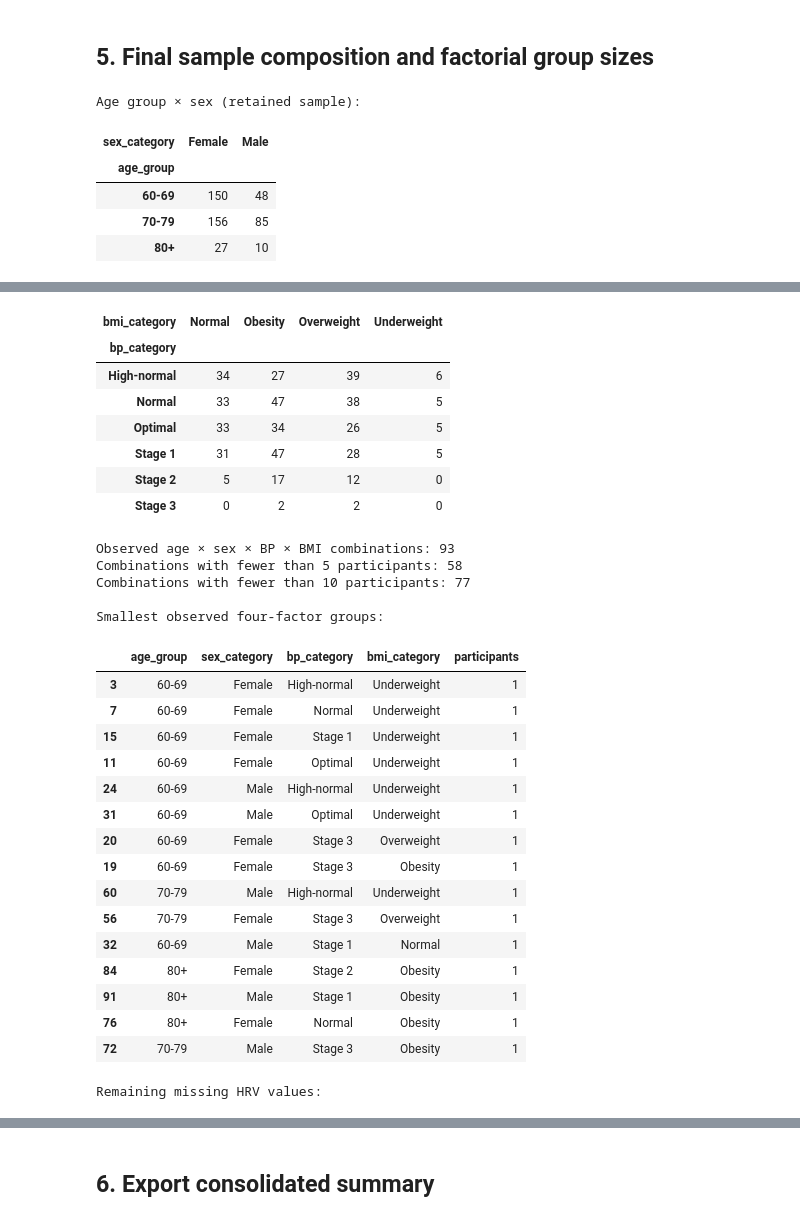
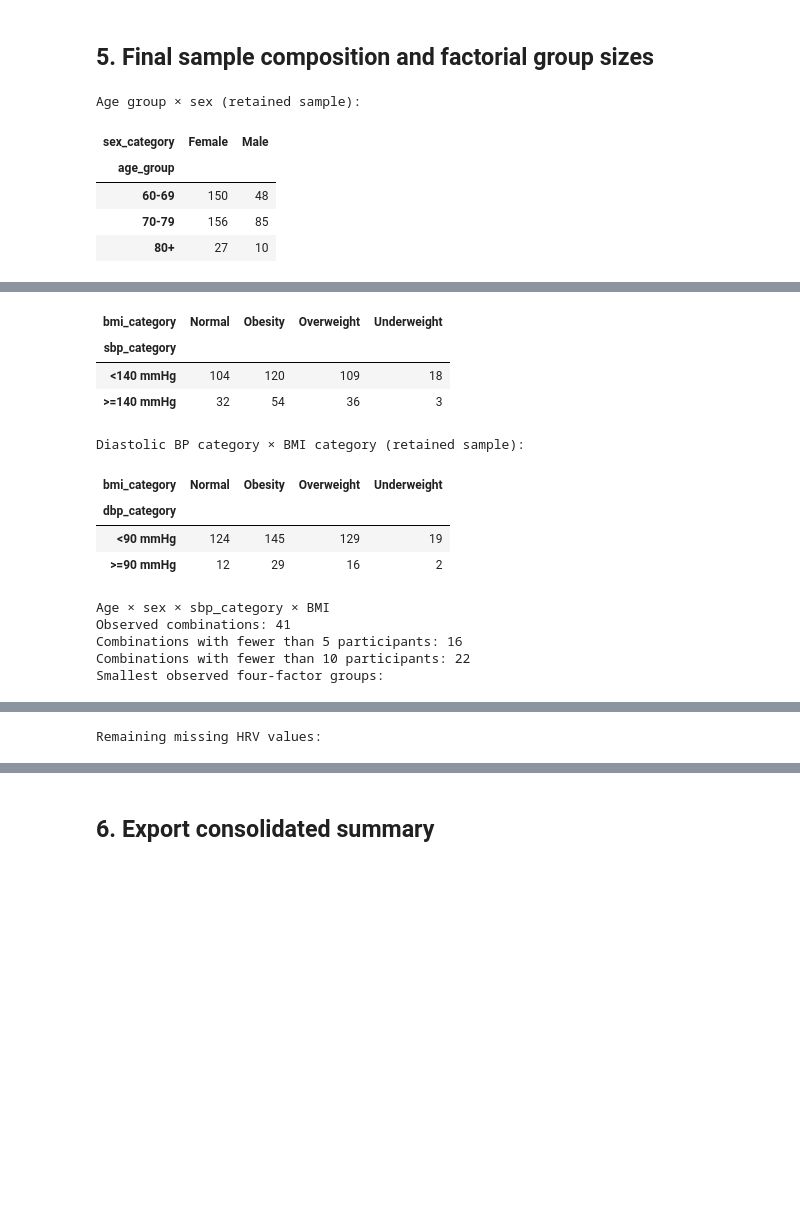
Before and after one commit to nim-ach/heart_variability_rate_profiles, a Jupyter notebook: notebooks/preprocessing/04_preprocessing_summary.ipynb, the cells around one changed output, grey strips where cells are left out. Cells and saved outputs as stored; diff of their text form; code cells hidden in the pictures; blank space fills up the shorter version.

```diff
--- a/notebooks/preprocessing/04_preprocessing_summary.ipynb
+++ b/notebooks/preprocessing/04_preprocessing_summary.ipynb
@@ -245,23 +245,34 @@ Excluded participants with multiple reasons: 5
 ## 5. Final sample composition and factorial group sizes
 # %%
 age_by_sex = pd.crosstab(final["age_group"], final["sex_category"])
-bp_by_bmi = pd.crosstab(final["bp_category"], final["bmi_category"])
+sbp_by_bmi = pd.crosstab(final["sbp_category"], final["bmi_category"])
+dbp_by_bmi = pd.crosstab(final["dbp_category"], final["bmi_category"])
 
-# Number of observed cells when crossing all four factors.
-four_factor_counts = (final.groupby(
-    ["age_group", "sex_category", "bp_category", "bmi_category"],
-    dropna=False
-).size().reset_index(name="participants"))
+# Each pressure measurement defines a separate four-factor analysis.
+# The two pressure categories must not be merged into a new factor.
+four_factor_counts = {}
+for pressure_factor in ["sbp_category", "dbp_category"]:
+    four_factor_counts[pressure_factor] = (
+        final.groupby(
+            ["age_group", "sex_category", pressure_factor, "bmi_category"],
+            dropna=False
+        ).size().reset_index(name="participants")
+    )
 
 print("Age group × sex (retained sample):")
 display(age_by_sex)
-print("\nBlood pressure category × BMI category (retained sample):")
-display(bp_by_bmi)
-print("\nObserved age × sex × BP × BMI combinations:", len(four_factor_counts))
-print("Combinations with fewer than 5 participants:", (four_factor_counts["participants"] < 5).sum())
-print("Combinations with fewer than 10 participants:", (four_factor_counts["participants"] < 10).sum())
-print("\nSmallest observed four-factor groups:")
-display(four_factor_counts.sort_values("participants").head(15))
+print("\nSystolic BP category × BMI category (retained sample):")
+display(sbp_by_bmi)
+print("\nDiastolic BP category × BMI category (retained sample):")
+display(dbp_by_bmi)
+
+for pressure_factor, counts in four_factor_counts.items():
+    print(f"\nAge × sex × {pressure_factor} × BMI")
+    print("Observed combinations:", len(counts))
+    print("Combinations with fewer than 5 participants:", (counts["participants"] < 5).sum())
+    print("Combinations with fewer than 10 participants:", (counts["participants"] < 10).sum())
+    print("Smallest observed four-factor groups:")
+    display(counts.sort_values("participants").head(15))
 
 hrv_columns = ["t2m_pre_mean_rr", "t2m_pre_mean_hr", "t2m_pre_sdnn",
                "t2m_pre_rmssd", "t2m_pre_hf", "t2m_pre_lf", "t2m_pre_vlf"]
@@ -280,30 +291,14 @@ Blood pressure category × BMI category (retained sample):
 | bmi_category | Normal | Obesity | Overweight | Underweight |
-| bp_category |  |  |  |  |
-| High-normal | 34 | 27 | 39 | 6 |
-| Normal | 33 | 47 | 38 | 5 |
-| Optimal | 33 | 34 | 26 | 5 |
-| Stage 1 | 31 | 47 | 28 | 5 |
-| Stage 2 | 5 | 17 | 12 | 0 |
-| Stage 3 | 0 | 2 | 2 | 0 |
+| sbp_category |  |  |  |  |
+| <140 mmHg | 104 | 120 | 109 | 18 |
+| >=140 mmHg | 32 | 54 | 36 | 3 |
-Observed age × sex × BP × BMI combinations: 93
-Combinations with fewer than 5 participants: 58
-Combinations with fewer than 10 participants: 77
-
-Smallest observed four-factor groups:
+Diastolic BP category × BMI category (retained sample):
-|  | age_group | sex_category | bp_category | bmi_category | participants |
-| 3 | 60-69 | Female | High-normal | Underweight | 1 |
-| 7 | 60-69 | Female | Normal | Underweight | 1 |
-| 15 | 60-69 | Female | Stage 1 | Underweight | 1 |
-| 11 | 60-69 | Female | Optimal | Underweight | 1 |
-| 24 | 60-69 | Male | High-normal | Underweight | 1 |
-| 31 | 60-69 | Male | Optimal | Underweight | 1 |
-| 20 | 60-69 | Female | Stage 3 | Overweight | 1 |
-| 19 | 60-69 | Female | Stage 3 | Obesity | 1 |
-| 60 | 70-79 | Male | High-normal | Underweight | 1 |
-| 56 | 70-79 | Female | Stage 3 | Overweight | 1 |
-| 32 | 60-69 | Male | Stage 1 | Normal | 1 |
-| 84 | 80+ | Female | Stage 2 | Obesity | 1 |
-| 91 | 80+ | Male | Stage 1 | Obesity | 1 |
-| 76 | 80+ | Female | Normal | Obesity | 1 |
-| 72 | 70-79 | Male | Stage 3 | Obesity | 1 |
+| bmi_category | Normal | Obesity | Overweight | Underweight |
+| dbp_category |  |  |  |  |
+| <90 mmHg | 124 | 145 | 129 | 19 |
+| >=90 mmHg | 12 | 29 | 16 | 2 |
-Remaining missing HRV values:
+Age × sex × sbp_category × BMI
+Observed combinations: 41
+Combinations with fewer than 5 participants: 16
+Combinations with fewer than 10 participants: 22
+Smallest observed four-factor groups:
@@ -317,0 +342 @@ Remaining missing HRV values:
+Remaining missing HRV values:
```
Also changed, not shown: parts of 4 cells of this notebook, 8 other files.
